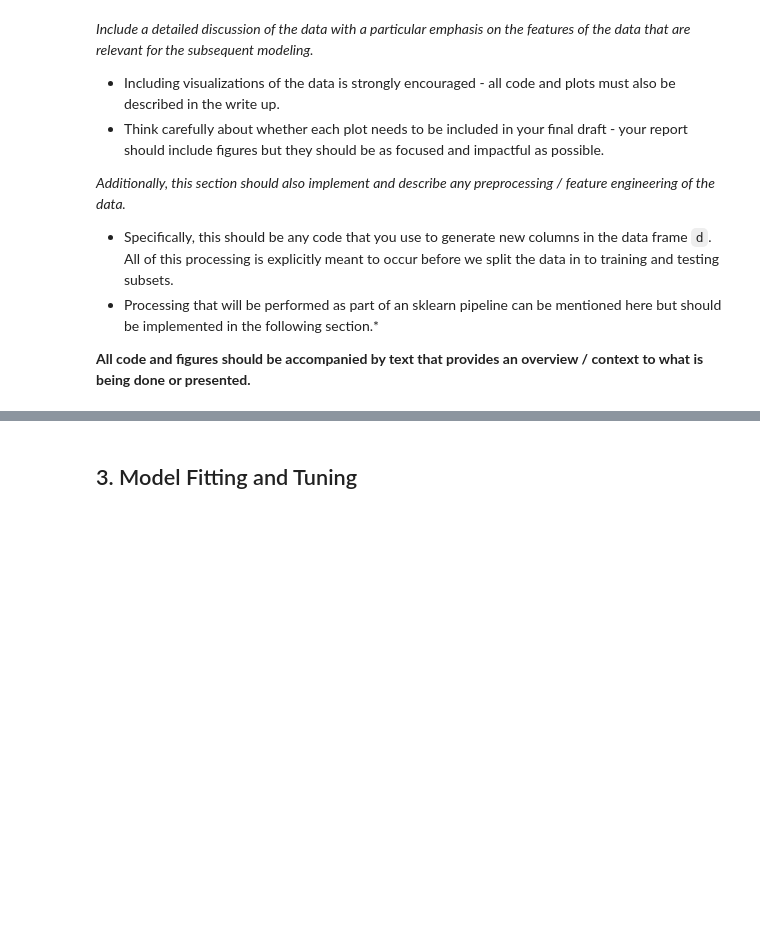
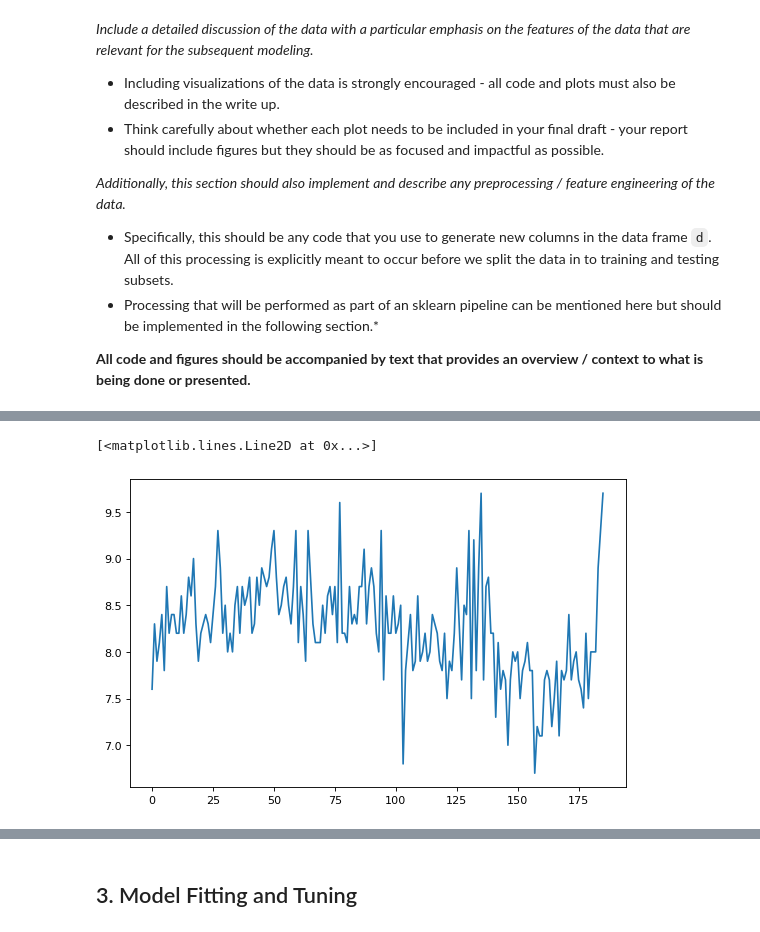
Before and after one commit to Machine-Learning-in-Python-Group-24/Machine-Learning-in-Python-Group-24, a Jupyter notebook: Project 1/project1.ipynb, the cells around one changed output, grey strips where cells are left out. Saved outputs shown, nothing was run; the diff lists cells and outputs as text; code cells hidden in the pictures; blank space fills up the shorter version.

```diff
--- a/Project 1/project1.ipynb
+++ b/Project 1/project1.ipynb
@@ -56,0 +100,5 @@ After making sure that all the necessary libraries or submodules are uploaded he
+# %%
+plt.plot(data.index, data.imdb_rating)
+# %% [output]
+[<matplotlib.lines.Line2D at 0x...>]
+[figure, added]
```
Also changed, not shown: parts of 36 cells of this notebook.
